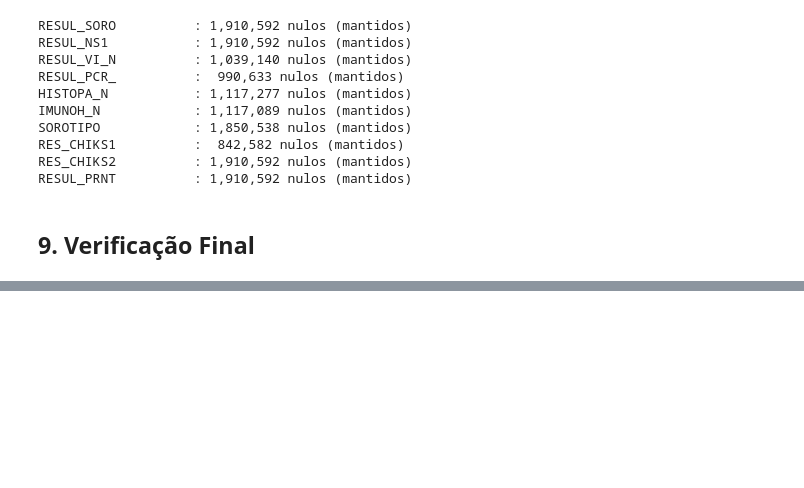
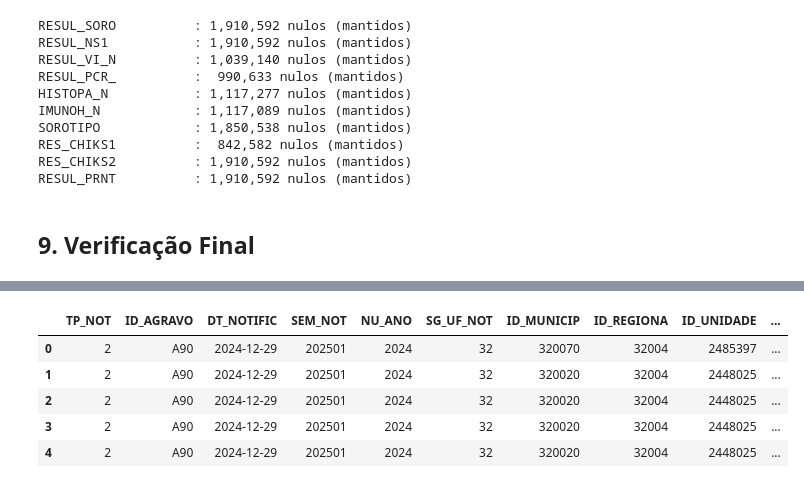
Before and after one commit to SUSpiroFiap/estudo_dengue, a Jupyter notebook: etl/tratamento_dados.ipynb, the cells around one changed output, grey strips where cells are left out. Saved outputs shown, nothing was run; the diff lists cells and outputs as text; code cells hidden in the pictures; blank space fills up the shorter version.

```diff
--- a/etl/tratamento_dados.ipynb
+++ b/etl/tratamento_dados.ipynb
@@ -15,8 +15,12 @@ Processamento, limpeza e padronização dos dados de notificação de dengue do
 import pandas as pd
 import numpy as np
 import os, warnings
+from scipy import stats
+import seaborn as sns
 warnings.filterwarnings('ignore')
 print(f'pandas: {pd.__version__}  numpy: {np.__version__}')
+
+pd.set_option('display.max_columns', None)
 # %% [output]
 pandas: 3.0.2  numpy: 2.4.6
 # %%
@@ -501,0 +535,9 @@ Parda       690596
+# %%
+df.head()
+# %% [output]
+|  | TP_NOT | ID_AGRAVO | DT_NOTIFIC | SEM_NOT | NU_ANO | SG_UF_NOT | ID_MUNICIP | ID_REGIONA | ID_UNIDADE | ... |
+| 0 | 2 | A90 | 2024-12-29 | 202501 | 2024 | 32 | 320070 | 32004 | 2485397 | ... |
+| 1 | 2 | A90 | 2024-12-29 | 202501 | 2024 | 32 | 320020 | 32004 | 2448025 | ... |
+| 2 | 2 | A90 | 2024-12-29 | 202501 | 2024 | 32 | 320020 | 32004 | 2448025 | ... |
+| 3 | 2 | A90 | 2024-12-29 | 202501 | 2024 | 32 | 320020 | 32004 | 2448025 | ... |
+| 4 | 2 | A90 | 2024-12-29 | 202501 | 2024 | 32 | 320020 | 32004 | 2448025 | ... |
```
Also changed, not shown: parts of 19 cells of this notebook, 2 other files.
